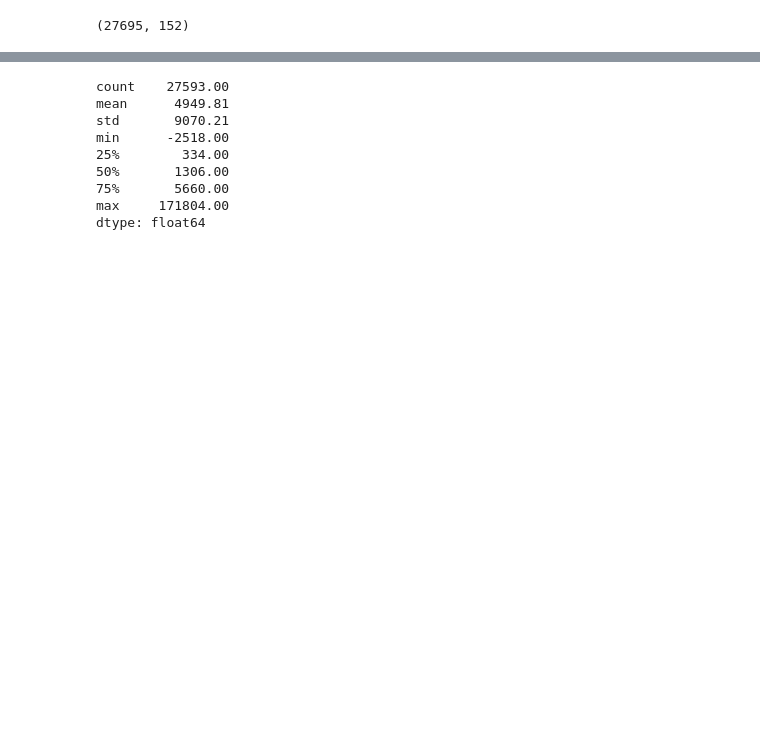
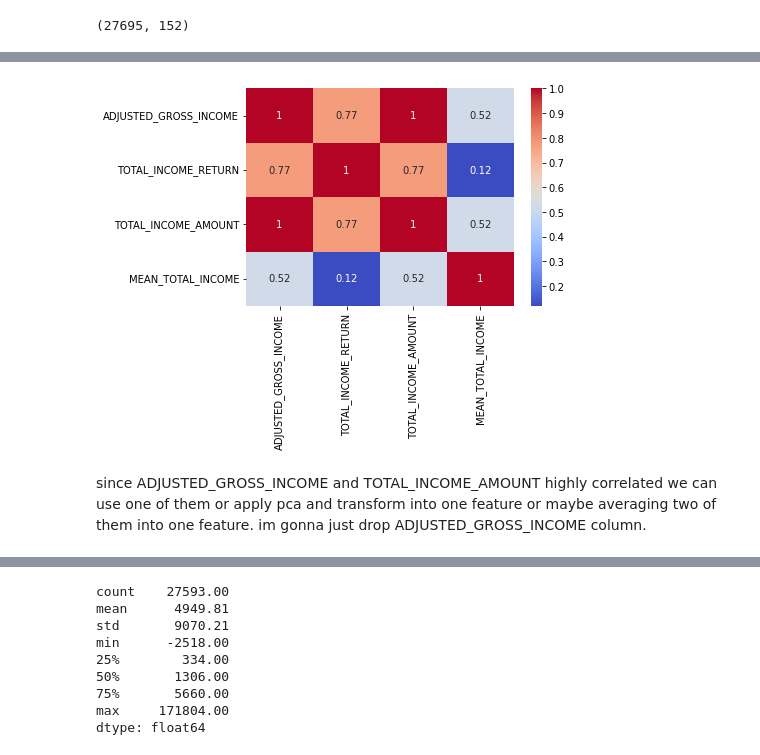
Before and after one commit to furkaneneseren/US-Tax-Analyze, a Jupyter notebook: zipcode_clustering.ipynb, the cells around one changed output, grey strips where cells are left out. Saved outputs shown, nothing was run; the diff lists cells and outputs as text; code cells hidden in the pictures; blank space fills up the shorter version.

```diff
--- a/zipcode_clustering.ipynb
+++ b/zipcode_clustering.ipynb
@@ -42,0 +51,6 @@ df_income.head()
+# %%
+sns.heatmap(df_income.iloc[:,2:].corr(), cmap="coolwarm", annot=True);
+# %% [output]
+[figure, added]
+# %% [markdown]
+since ADJUSTED_GROSS_INCOME and TOTAL_INCOME_AMOUNT highly correlated we can use one of them or apply pca and transform into one feature or maybe averaging two of them into one feature. im gonna just drop ADJUSTED_GROSS_INCOME column.
```
Also changed, not shown: parts of 32 cells of this notebook.
